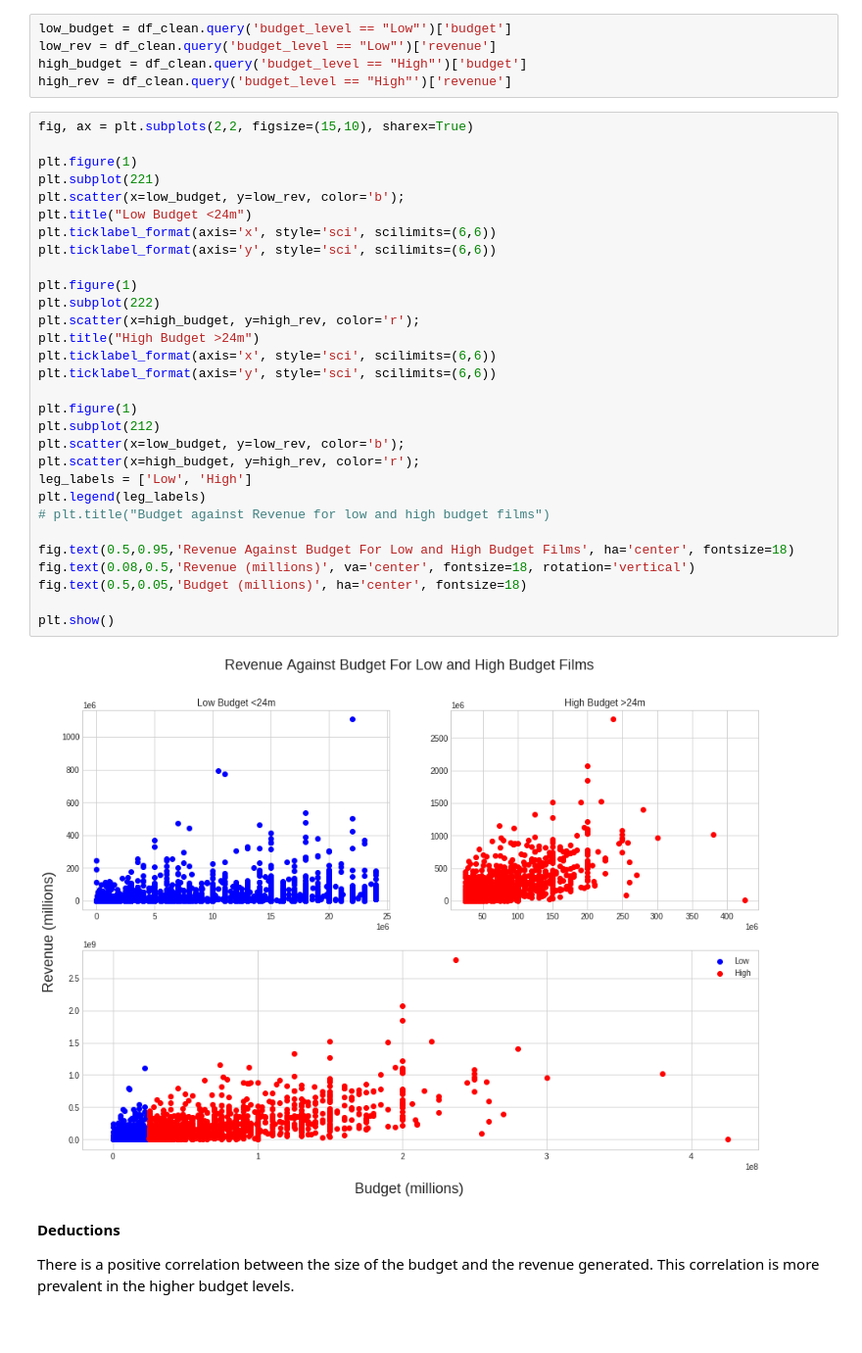
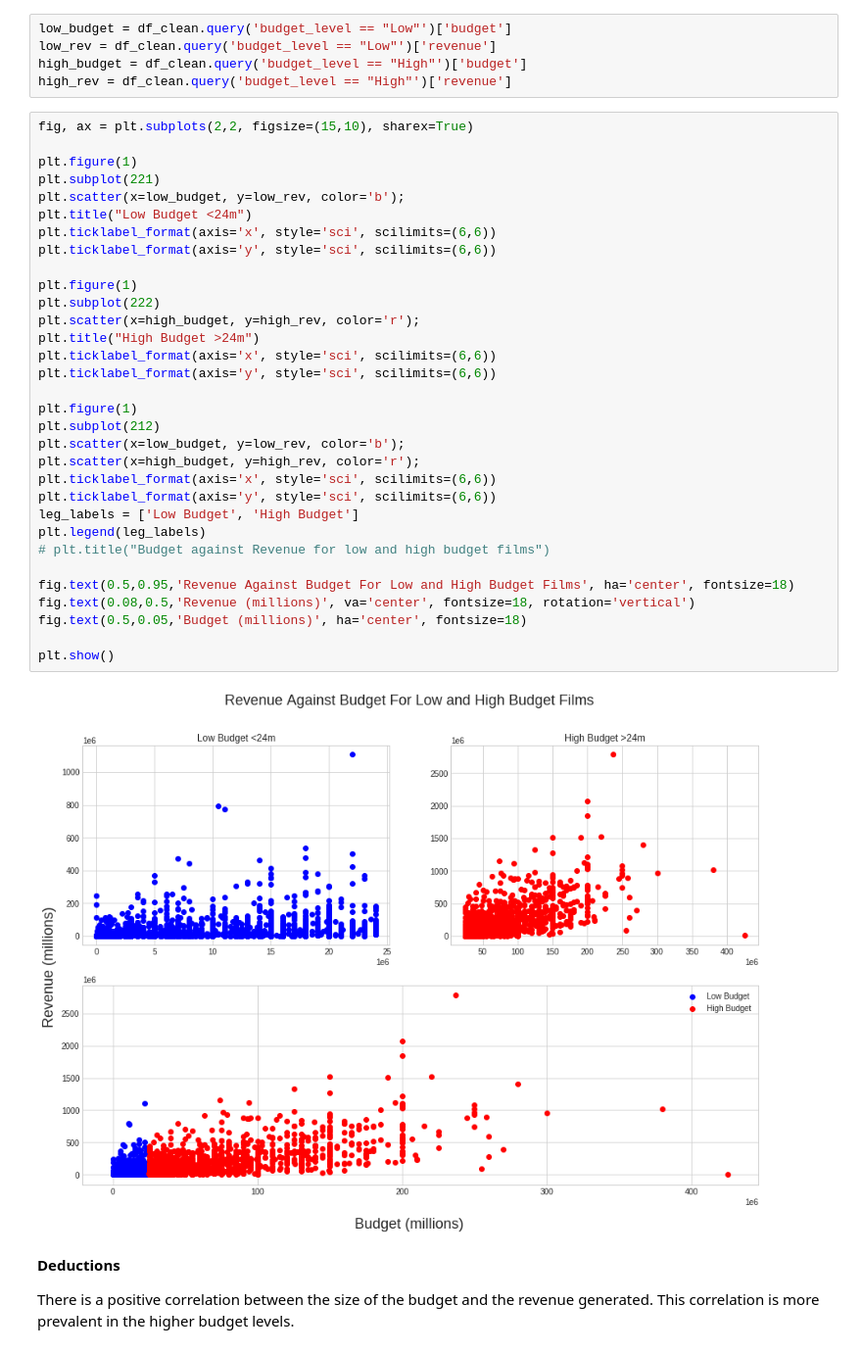
Before and after one commit to matt-fielding8/Investigate-Movie-Dataset, a Jupyter notebook: jnotebooks/Investigate a Dataset - Movie.ipynb, the cells around one changed output. Shown: that part at 98% size. Drawn from its saved outputs; the diff is of its cells as text.

```diff
--- a/jnotebooks/Investigate a Dataset - Movie.ipynb
+++ b/jnotebooks/Investigate a Dataset - Movie.ipynb
@@ -335,35 +335,37 @@ high_rev = df_clean.query('budget_level == "High"')['revenue']
 # %%
 fig, ax = plt.subplots(2,2, figsize=(15,10), sharex=True)
 
 plt.figure(1)
 plt.subplot(221)
 plt.scatter(x=low_budget, y=low_rev, color='b');
 plt.title("Low Budget <24m")
 plt.ticklabel_format(axis='x', style='sci', scilimits=(6,6))
 plt.ticklabel_format(axis='y', style='sci', scilimits=(6,6))
 
 plt.figure(1)
 plt.subplot(222)
 plt.scatter(x=high_budget, y=high_rev, color='r');
 plt.title("High Budget >24m")
 plt.ticklabel_format(axis='x', style='sci', scilimits=(6,6))
 plt.ticklabel_format(axis='y', style='sci', scilimits=(6,6))
 
 plt.figure(1)
 plt.subplot(212)
 plt.scatter(x=low_budget, y=low_rev, color='b');
 plt.scatter(x=high_budget, y=high_rev, color='r');
-leg_labels = ['Low', 'High']
+plt.ticklabel_format(axis='x', style='sci', scilimits=(6,6))
+plt.ticklabel_format(axis='y', style='sci', scilimits=(6,6))
+leg_labels = ['Low Budget', 'High Budget']
 plt.legend(leg_labels)
 # plt.title("Budget against Revenue for low and high budget films")
 
 fig.text(0.5,0.95,'Revenue Against Budget For Low and High Budget Films', ha='center', fontsize=18)
 fig.text(0.08,0.5,'Revenue (millions)', va='center', fontsize=18, rotation='vertical')
 fig.text(0.5,0.05,'Budget (millions)', ha='center', fontsize=18)
 
 plt.show()
 # %% [output]
-[figure, old version]
+[figure, new version]
 # %% [markdown]
 **Deductions**
 
```
Also changed, not shown: parts of 5 cells of this notebook, 1 other file.
